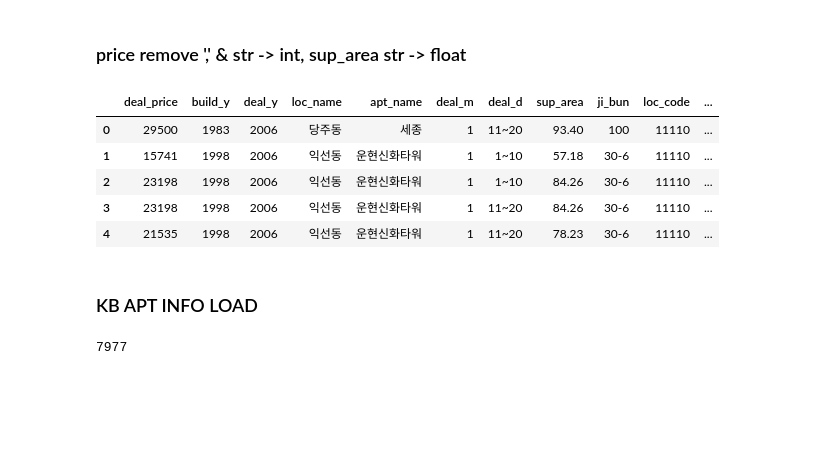
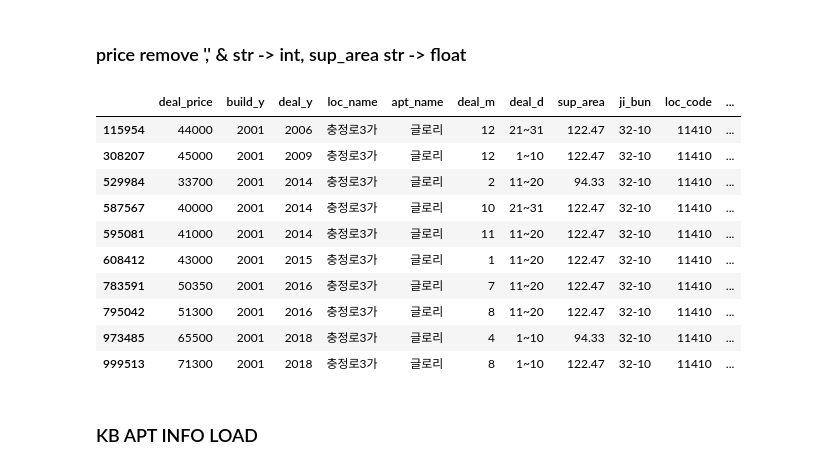
Before and after one commit to tax-k/KB_v2, a Jupyter notebook: KB v2 prepare to merge data.ipynb, the cells around one changed output. Cells and saved outputs as stored; diff of their text form; code cells hidden in the pictures; blank space fills up the shorter version.

Commit message:
Check isNan data

```diff
--- a/KB v2 prepare to merge data.ipynb
+++ b/KB v2 prepare to merge data.ipynb
@@ -85,15 +85,20 @@ deal_df['loc_code'] = deal_df['loc_code'].astype(int)
 deal_df['deal_price'] = deal_df['deal_price'].str.replace(',', '').astype(int)
 # %%
 deal_df['sup_area'] = deal_df['sup_area'].astype(float)
-# %%
-deal_df.head()
-# %% [output]
-|  | deal_price | build_y | deal_y | loc_name | apt_name | deal_m | deal_d | sup_area | ji_bun | loc_code | ... |
-| 0 | 29500 | 1983 | 2006 | 당주동 | 세종 | 1 | 11~20 | 93.40 | 100 | 11110 | ... |
-| 1 | 15741 | 1998 | 2006 | 익선동 | 운현신화타워 | 1 | 1~10 | 57.18 | 30-6 | 11110 | ... |
-| 2 | 23198 | 1998 | 2006 | 익선동 | 운현신화타워 | 1 | 1~10 | 84.26 | 30-6 | 11110 | ... |
-| 3 | 23198 | 1998 | 2006 | 익선동 | 운현신화타워 | 1 | 11~20 | 84.26 | 30-6 | 11110 | ... |
-| 4 | 21535 | 1998 | 2006 | 익선동 | 운현신화타워 | 1 | 11~20 | 78.23 | 30-6 | 11110 | ... |
+# %%
+deal_df.loc[deal_df['apt_name'] == '글로리']
+# %% [output]
+|  | deal_price | build_y | deal_y | loc_name | apt_name | deal_m | deal_d | sup_area | ji_bun | loc_code | ... |
+| 115954 | 44000 | 2001 | 2006 | 충정로3가 | 글로리 | 12 | 21~31 | 122.47 | 32-10 | 11410 | ... |
+| 308207 | 45000 | 2001 | 2009 | 충정로3가 | 글로리 | 12 | 1~10 | 122.47 | 32-10 | 11410 | ... |
+| 529984 | 33700 | 2001 | 2014 | 충정로3가 | 글로리 | 2 | 11~20 | 94.33 | 32-10 | 11410 | ... |
+| 587567 | 40000 | 2001 | 2014 | 충정로3가 | 글로리 | 10 | 21~31 | 122.47 | 32-10 | 11410 | ... |
+| 595081 | 41000 | 2001 | 2014 | 충정로3가 | 글로리 | 11 | 11~20 | 122.47 | 32-10 | 11410 | ... |
+| 608412 | 43000 | 2001 | 2015 | 충정로3가 | 글로리 | 1 | 11~20 | 122.47 | 32-10 | 11410 | ... |
+| 783591 | 50350 | 2001 | 2016 | 충정로3가 | 글로리 | 7 | 11~20 | 122.47 | 32-10 | 11410 | ... |
+| 795042 | 51300 | 2001 | 2016 | 충정로3가 | 글로리 | 8 | 11~20 | 122.47 | 32-10 | 11410 | ... |
+| 973485 | 65500 | 2001 | 2018 | 충정로3가 | 글로리 | 4 | 1~10 | 94.33 | 32-10 | 11410 | ... |
+| 999513 | 71300 | 2001 | 2018 | 충정로3가 | 글로리 | 8 | 1~10 | 122.47 | 32-10 | 11410 | ... |
 # %% [markdown]
 ### KB APT INFO LOAD
 # %%
@@ -124,7 +129,3 @@ def get_apt_info():
     return result
 # %%
 info_data = get_apt_info()
-# %%
-len(info_data)
-# %% [output]
-7977
```
Also changed, not shown: parts of 11 cells of this notebook.
